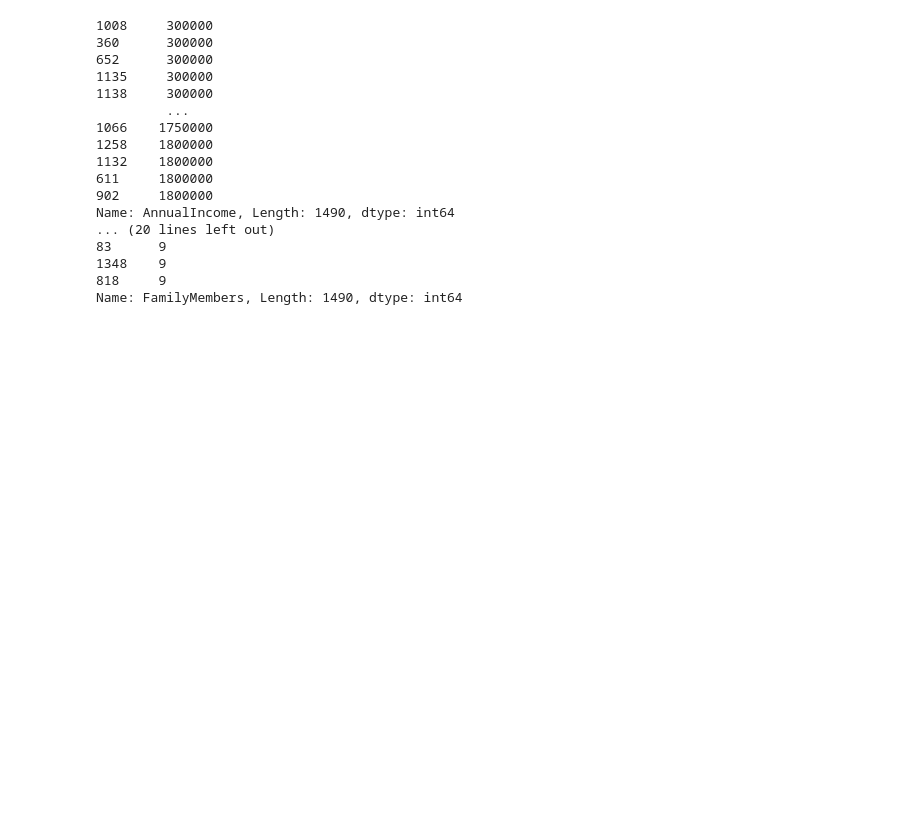
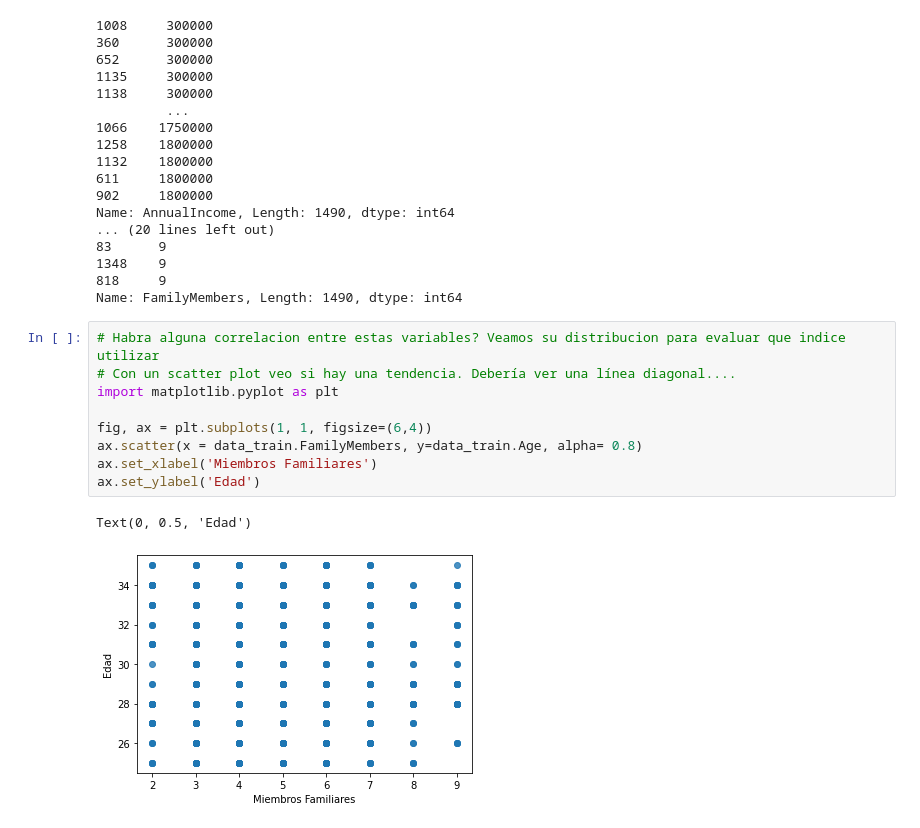
Before and after one commit to natanrajch/DiploDatos, a Jupyter notebook: Supervisado/Kaggle.ipynb, the cells around one changed output. Cells and saved outputs as stored; diff of their text form; blank space fills up the shorter version.

```diff
--- a/Supervisado/Kaggle.ipynb
+++ b/Supervisado/Kaggle.ipynb
@@ -255,3 +311,15 @@ Name: AnnualIncome, Length: 1490, dtype: int64
 1348    9
 818     9
 Name: FamilyMembers, Length: 1490, dtype: int64
+# %%
+# Habra alguna correlacion entre estas variables? Veamos su distribucion para evaluar que indice utilizar
+# Con un scatter plot veo si hay una tendencia. Debería ver una línea diagonal....
+import matplotlib.pyplot as plt
+
+fig, ax = plt.subplots(1, 1, figsize=(6,4))
+ax.scatter(x = data_train.FamilyMembers, y=data_train.Age, alpha= 0.8)
+ax.set_xlabel('Miembros Familiares')
+ax.set_ylabel('Edad')
+# %% [output]
+Text(0, 0.5, 'Edad')
+[figure, added]
```
Also changed, not shown: parts of 62 cells of this notebook.
